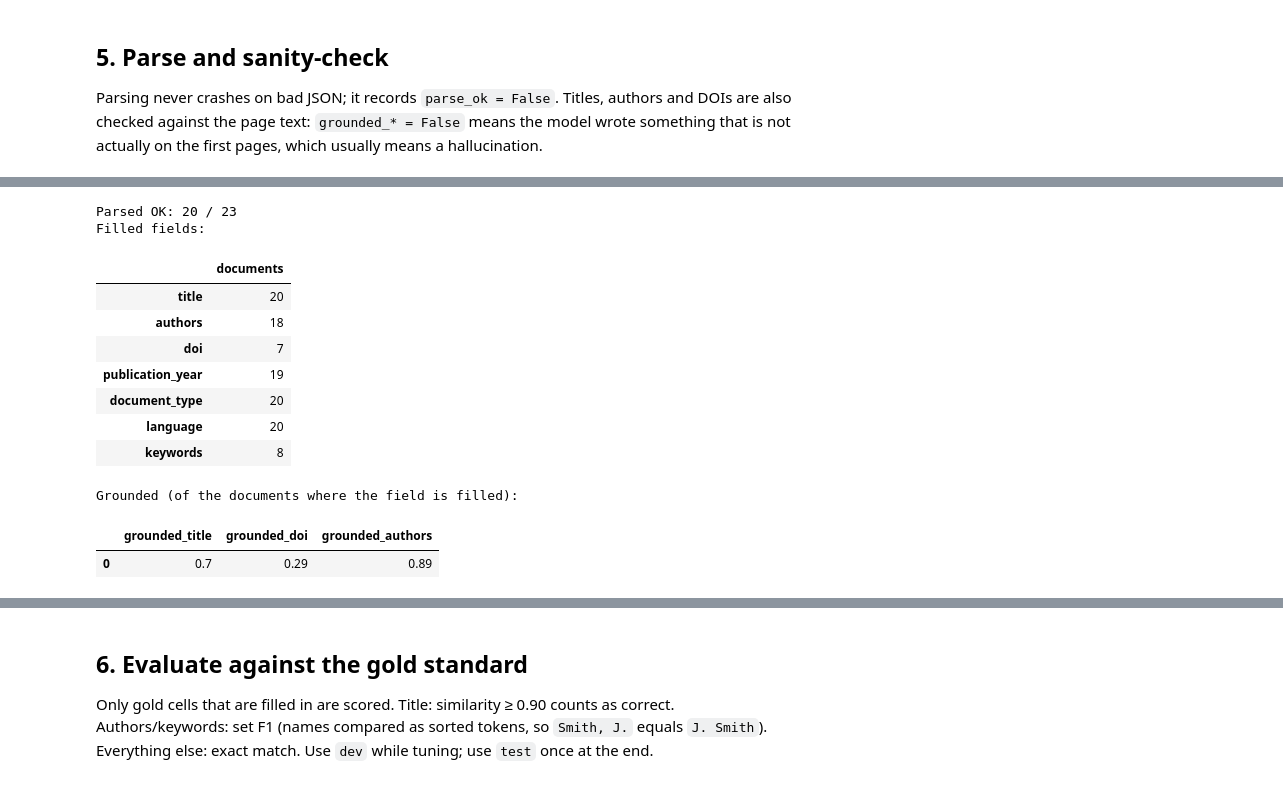
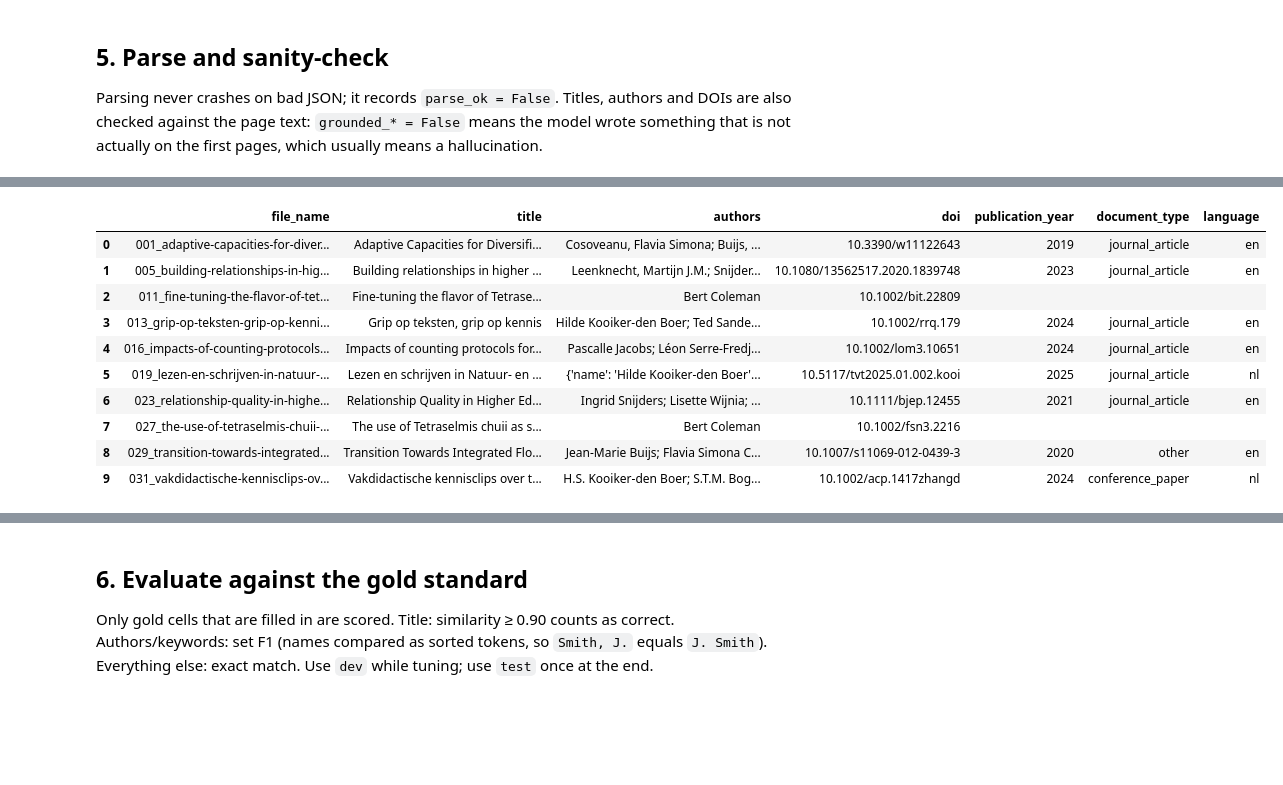
Before and after one commit to georgyHZ/DDD, a Jupyter notebook: notebooks/07_eurollm_metadata_extraction.ipynb, the cells around one changed output, grey strips where cells are left out. Saved outputs shown, nothing was run; the diff lists cells and outputs as text; code cells hidden in the pictures; blank space fills up the shorter version.

Commit message:
slightly better doi extraction

```diff
--- a/notebooks/07_eurollm_metadata_extraction.ipynb
+++ b/notebooks/07_eurollm_metadata_extraction.ipynb
@@ -360,7 +352,6 @@ done (raw outputs loaded): 23
 # %%
 # --- Part 5 (improved): parse LLM output + observation fallback ---
 
-# Ensure observations are available even if Part 1 was skipped
 observations = pd.read_csv(
     INVENTORY_DIR / 'metadata_observations.csv',
     dtype=str, keep_default_na=False, encoding='utf-8-sig'
@@ -397,7 +388,7 @@ def find_dois_in_pdf(pdf_path):
 
     return sorted(d for d in found if len(d.split('/', 1)[-1]) >= 4)
 
-# --- Observation lookup (one value per document per field) ---
+# --- Observation lookup ---
 FIELD_MAP_OBS = {'title':'title', 'author':'authors', 'doi':'doi', 'pdf_keywords':'keywords'}
 obs = observations[observations.field_name.isin(FIELD_MAP_OBS)].copy()
 obs['field'] = obs.field_name.map(FIELD_MAP_OBS)
@@ -428,8 +419,8 @@ for row in todo.itertuples(index=False):
         else:
             rec[f] = '' if v is None else (clean_doi(v) if f == 'doi' else str(v).strip())
 
-    # --- Observation fallback for the four scoreable fields ---
-    for f in ['title', 'authors', 'doi', 'keywords']:
+    # --- Observation fallback ---
+    for f in ['title', 'authors', 'keywords']:
         obs_val  = str(OBS_MAP.get((row.document_id, f), '')).strip()
         pred_val = str(rec[f]).strip()
 
@@ -439,61 +430,68 @@ for row in todo.itertuples(index=False):
         elif f == 'title' and is_valid(pred_val) and is_valid(obs_val):
             if len(squash(pred_val)) < len(squash(obs_val)) * 0.85:
                 rec[f] = obs_val
                 rec[f + '_source'] = 'observation_truncation_fix'
             else:
                 rec[f + '_source'] = 'llm'
         elif f == 'authors' and is_valid(pred_val) and is_valid(obs_val):
             if len(as_list(pred_val)) < len(as_list(obs_val)) // 2:
                 rec[f] = obs_val
                 rec[f + '_source'] = 'observation_missing_authors'
             else:
                 rec[f + '_source'] = 'llm'
         elif is_valid(pred_val):
             rec[f + '_source'] = 'llm'
         else:
             rec[f + '_source'] = 'missing'
 
-    # --- PDF regex as last resort for DOI ---
-    if not is_valid(rec['doi']):
-        dois = find_dois_in_pdf(row.pdf_path)
-        if dois:
-            rec['doi'] = clean_doi(dois[0])
+        # --- DOI handling: observation > verified LLM > PDF regex > empty ---
+    llm_doi = str(rec['doi']).strip()
+    llm_doi_clean = clean_doi(llm_doi) if llm_doi and llm_doi.lower() not in ('null', 'none') else ''
+
+    obs_doi = str(OBS_MAP.get((row.document_id, 'doi'), '')).strip()
+    obs_doi_valid = is_valid(obs_doi) and bool(re.fullmatch(r'10\.\d{4,9}/[-._;()/:A-Z0-9]{4,}', obs_doi, re.IGNORECASE))
+
+    if obs_doi_valid:
+        rec['doi'] = clean_doi(obs_doi)
+        rec['doi_source'] = 'observation'
+    else:
+        pdf_dois = find_dois_in_pdf(row.pdf_path)
+        pdf_dois_lower = {d.lower() for d in pdf_dois}
+
+        if llm_doi_clean and llm_doi_clean in pdf_dois_lower:
+            rec['doi'] = llm_doi_clean
+            rec['doi_source'] = 'llm_verified'
+        elif pdf_dois:
+            rec['doi'] = clean_doi(pdf_dois[0])
             rec['doi_source'] = 'regex_pdf'
+        elif llm_doi_clean:
+            rec['doi'] = ''
+            rec['doi_source'] = 'llm_rejected_hallucination'
+        else:
+            rec['doi'] = ''
+            rec['doi_source'] = 'missing'
 
     rec['grounded_title'] = bool(rec['title']) and squash(rec['title']) in source
     rec['grounded_doi'] = bool(rec['doi']) and squash(rec['doi']) in source
     names = as_list(rec['authors'])
     rec['grounded_authors'] = bool(names) and all(all(squash(t) in source for t in re.findall(r'\w{2,}', n)) for n in names)
-    rec['doi_format_ok'] = (rec['doi'] == '') or bool(re.fullmatch(r'10\.\d{4,9}/[-._;()/:A-Z0-9]{4,}', rec['doi']))
+    rec['doi_format_ok'] = (rec['doi'] == '') or bool(re.fullmatch(r'10\.\d{4,9}/[-._;()/:A-Z0-9]{4,}', rec['doi'], re.IGNORECASE))
     rec['type_ok'] = (rec['document_type'] == '') or rec['document_type'] in DOC_TYPES
     rows.append(rec)
 
 extractions = pd.DataFrame(rows)
 extractions.to_csv(OUT_DIR / 'eurollm_extractions.csv', index=False, encoding='utf-8-sig')
-print('Parsed OK:', int(extractions.parse_ok.sum()), '/', len(extractions))
-print('Filled fields:'); display((extractions[FIELDS] != '').sum().to_frame('documents'))
-print('Grounded (of the documents where the field is filled):')
-display(pd.DataFrame({f: [extractions.loc[extractions[f.replace('grounded_', '')] != '', f].mean()] for f in ['grounded_title', 'grounded_doi', 'grounded_authors']}).round(2))
+
 display(extractions[['file_name', 'title', 'authors', 'doi', 'publication_year', 'document_type', 'language']].head(10))
-
-# --- Field source breakdown ---
-print('Field sources:')
-for f in ['title', 'authors', 'doi', 'keywords']:
-    col = f + '_source'
-    if col in extractions.columns:
-        print(f'\n{f}:')
-        print(extractions[col].value_counts())
 # %% [output]
-Parsed OK: 20 / 23
-Filled fields:
-|  | documents |
-| title | 20 |
-| authors | 18 |
-| doi | 7 |
-| publication_year | 19 |
-| document_type | 20 |
-| language | 20 |
-| keywords | 8 |
+|  | file_name | title | authors | doi | publication_year | document_type | language |
+| 0 | 001_adaptive-capacities-for-diver... | Adaptive Capacities for Diversifi... | Cosoveanu, Flavia Simona; Buijs, ... | 10.3390/w11122643 | 2019 | journal_article | en |
+| 1 | 005_building-relationships-in-hig... | Building relationships in higher ... | Leenknecht, Martijn J.M.; Snijder... | 10.1080/13562517.2020.1839748 | 2023 | journal_article | en |
+| 2 | 011_fine-tuning-the-flavor-of-tet... | Fine-tuning the flavor of Tetrase... | Bert Coleman | 10.1002/bit.22809 |  |  |  |
+| 3 | 013_grip-op-teksten-grip-op-kenni... | Grip op teksten, grip op kennis | Hilde Kooiker-den Boer; Ted Sande... | 10.1002/rrq.179 | 2024 | journal_article | en |
+| 4 | 016_impacts-of-counting-protocols... | Impacts of counting protocols for... | Pascalle Jacobs; Léon Serre-Fredj... | 10.1002/lom3.10651 | 2024 | journal_article | en |
+| 5 | 019_lezen-en-schrijven-in-natuur-... | Lezen en schrijven in Natuur- en ... | {'name': 'Hilde Kooiker-den Boer'... | 10.5117/tvt2025.01.002.kooi | 2025 | journal_article | nl |
+| 6 | 023_relationship-quality-in-highe... | Relationship Quality in Higher Ed... | Ingrid Snijders; Lisette Wijnia; ... | 10.1111/bjep.12455 | 2021 | journal_article | en |
+| 7 | 027_the-use-of-tetraselmis-chuii-... | The use of Tetraselmis chuii as s... | Bert Coleman | 10.1002/fsn3.2216 |  |  |  |
+| 8 | 029_transition-towards-integrated... | Transition Towards Integrated Flo... | Jean-Marie Buijs; Flavia Simona C... | 10.1007/s11069-012-0439-3 | 2020 | other | en |
+| 9 | 031_vakdidactische-kennisclips-ov... | Vakdidactische kennisclips over t... | H.S. Kooiker-den Boer; S.T.M. Bog... | 10.1002/acp.1417zhangd | 2024 | conference_paper | nl |
-Grounded (of the documents where the field is filled):
-|  | grounded_title | grounded_doi | grounded_authors |
-| 0 | 0.7 | 0.29 | 0.89 |
```
Also changed, not shown: parts of 4 cells of this notebook.
